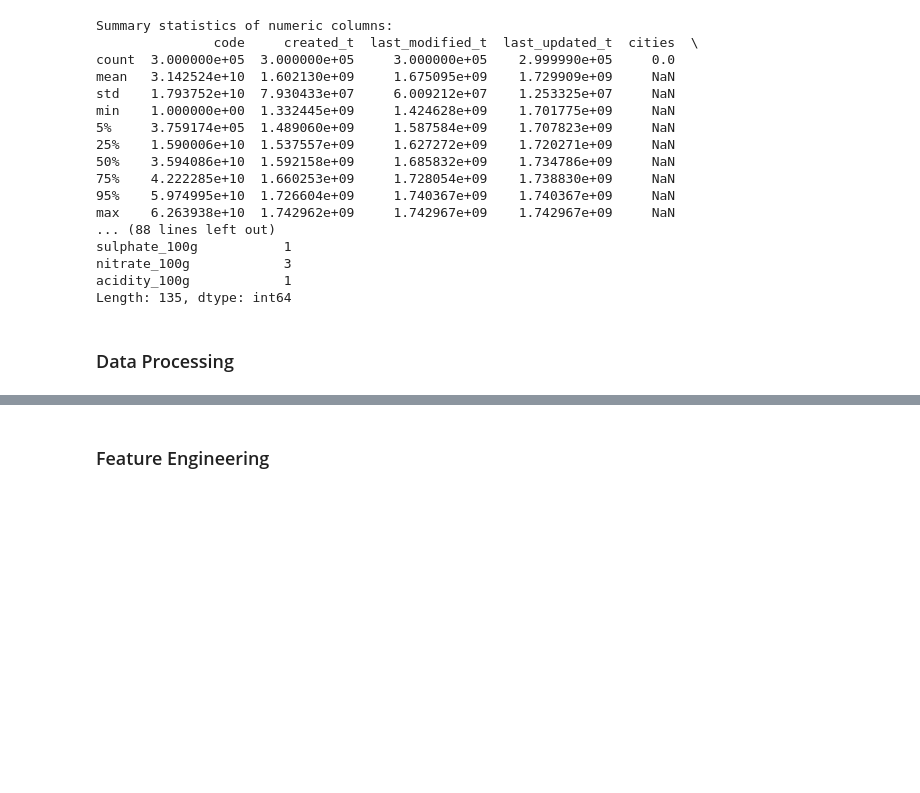
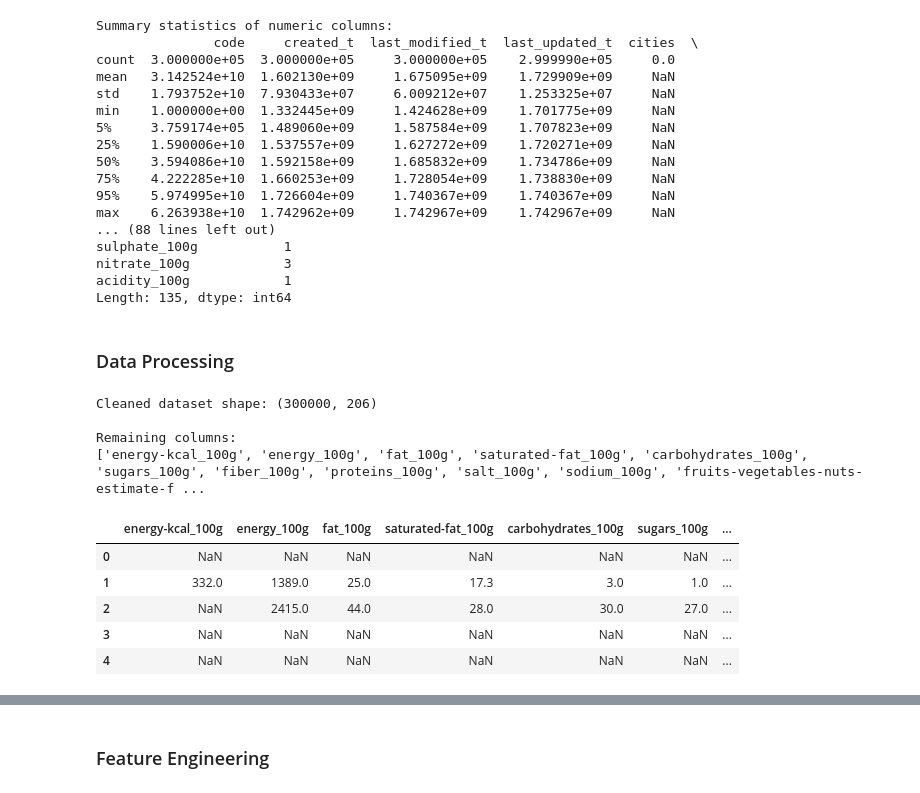
Before and after one commit to xhmyjae/clustering-openfoodfacts, a Jupyter notebook: main.ipynb, the cells around one changed output, grey strips where cells are left out. Saved outputs shown, nothing was run; the diff lists cells and outputs as text; code cells hidden in the pictures; blank space fills up the shorter version.

```diff
--- a/main.ipynb
+++ b/main.ipynb
@@ -98,0 +83,27 @@ display(df_selected.head())
+# %%
+# Keep only relevant columns (nutritional columns)
+
+# All other columns are irrelevant
+irrelevant_columns = [col for col in df.columns if not col.endswith('_100g')]
+
+# Clean dataset using the clean() function
+df_cleaned = clean.clean(df, irrelevant_columns=irrelevant_columns, missing_threshold=0.5)
+
+# Display cleaned dataset info
+print("\nCleaned dataset shape:", df.shape)
+print("\nRemaining columns:")
+print(df_cleaned.columns.tolist())
+# %% [output]
+Cleaned dataset shape: (300000, 206)
+
+Remaining columns:
+['energy-kcal_100g', 'energy_100g', 'fat_100g', 'saturated-fat_100g', 'carbohydrates_100g', 'sugars_100g', 'fiber_100g', 'proteins_100g', 'salt_100g', 'sodium_100g', 'fruits-vegetables-nuts-estimate-f ...
+# %%
+display(df_cleaned.head())
+# %% [output]
+|  | energy-kcal_100g | energy_100g | fat_100g | saturated-fat_100g | carbohydrates_100g | sugars_100g | ... |
+| 0 | NaN | NaN | NaN | NaN | NaN | NaN | ... |
+| 1 | 332.0 | 1389.0 | 25.0 | 17.3 | 3.0 | 1.0 | ... |
+| 2 | NaN | 2415.0 | 44.0 | 28.0 | 30.0 | 27.0 | ... |
+| 3 | NaN | NaN | NaN | NaN | NaN | NaN | ... |
+| 4 | NaN | NaN | NaN | NaN | NaN | NaN | ... |
```
Also changed, not shown: parts of 14 cells of this notebook, 5 other files.
